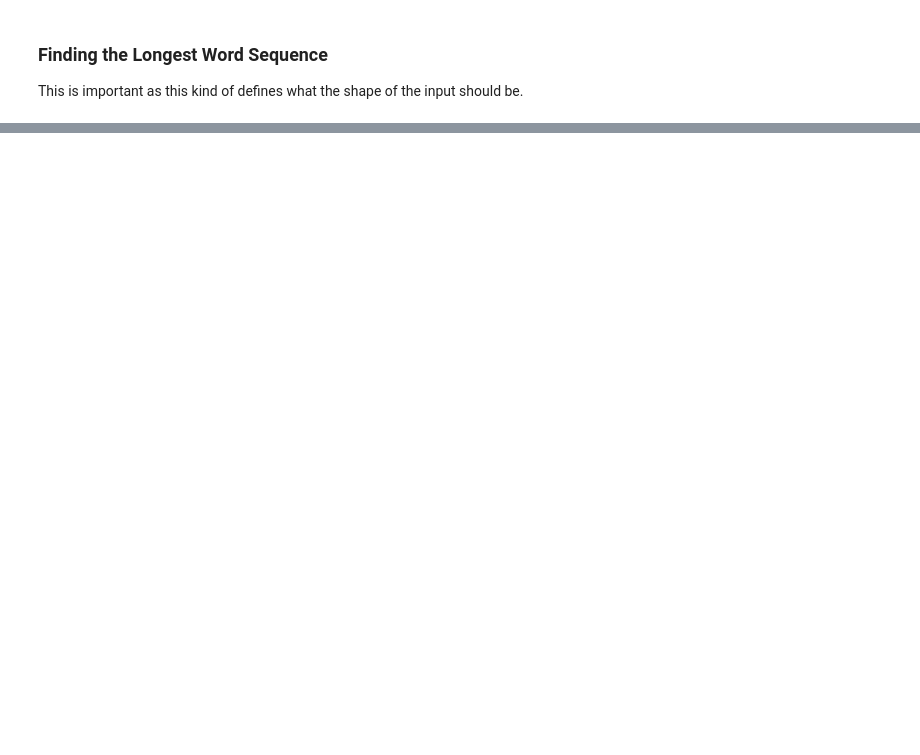
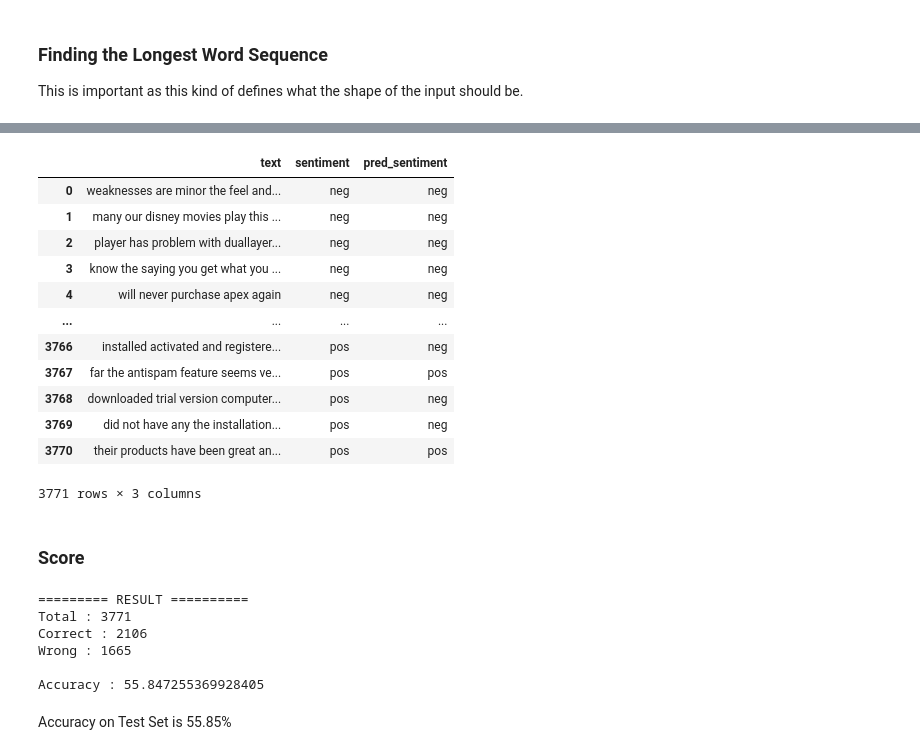
Before and after one commit to RecStu14/NLP-text-classification-CNN, a Jupyter notebook: train-cnn.ipynb, the cells around one changed output, grey strips where cells are left out. Cells and saved outputs as stored; diff of their text form; code cells hidden in the pictures; blank space fills up the shorter version.

```diff
--- a/train-cnn.ipynb
+++ b/train-cnn.ipynb
@@ -242,0 +504,5 @@ Therefore, in order to account for the both Trian and the Valid
+# %%
+print("Generate predictions for all samples")
+predictions = model.predict(x_test)
+print(predictions)
+predict_results = predictions.argmax(axis=1)
@@ -242,0 +519,21 @@ Therefore, in order to account for the both Trian and the Valid
+# %%
+test_data['pred_sentiment'] = predict_results
+test_data['pred_sentiment'] = test_data['pred_sentiment'].replace({0 : 'neg', 1 : 'pos'})
+# %%
+test_data
+# %% [output]
+|  | text | sentiment | pred_sentiment |
+| 0 | weaknesses are minor the feel and... | neg | neg |
+| 1 | many our disney movies play this ... | neg | neg |
+| 2 | player has problem with duallayer... | neg | neg |
+| 3 | know the saying you get what you ... | neg | neg |
+| 4 | will never purchase apex again | neg | neg |
+| ... | ... | ... | ... |
+| 3766 | installed activated and registere... | pos | neg |
+| 3767 | far the antispam feature seems ve... | pos | pos |
+| 3768 | downloaded trial version computer... | pos | neg |
+| 3769 | did not have any the installation... | pos | neg |
+| 3770 | their products have been great an... | pos | pos |
+3771 rows × 3 columns
+# %% [markdown]
+### Score
@@ -242,0 +543,27 @@ Therefore, in order to account for the both Trian and the Valid
+# %%
+correct = 0
+wrong = 0
+
+for i in range(len(gt_label)):
+    if gt_label[i] == pred_label[i]:
+        correct += 1
+    else:
+        wrong += 1
+
+print("========= RESULT ==========")
+print(f"Total : {len(gt_label)}")
+print(f"Correct : {correct}")
+print(f"Wrong : {wrong}")
+
+print("")
+
+print(f"Accuracy : {(correct/len(gt_label))*100}")
+# %% [output]
+========= RESULT ==========
+Total : 3771
+Correct : 2106
+Wrong : 1665
+
+Accuracy : 55.847255369928405
+# %% [markdown]
+Accuracy on Test Set is 55.85%
```
Also changed, not shown: parts of 54 cells of this notebook, 3 other files.
